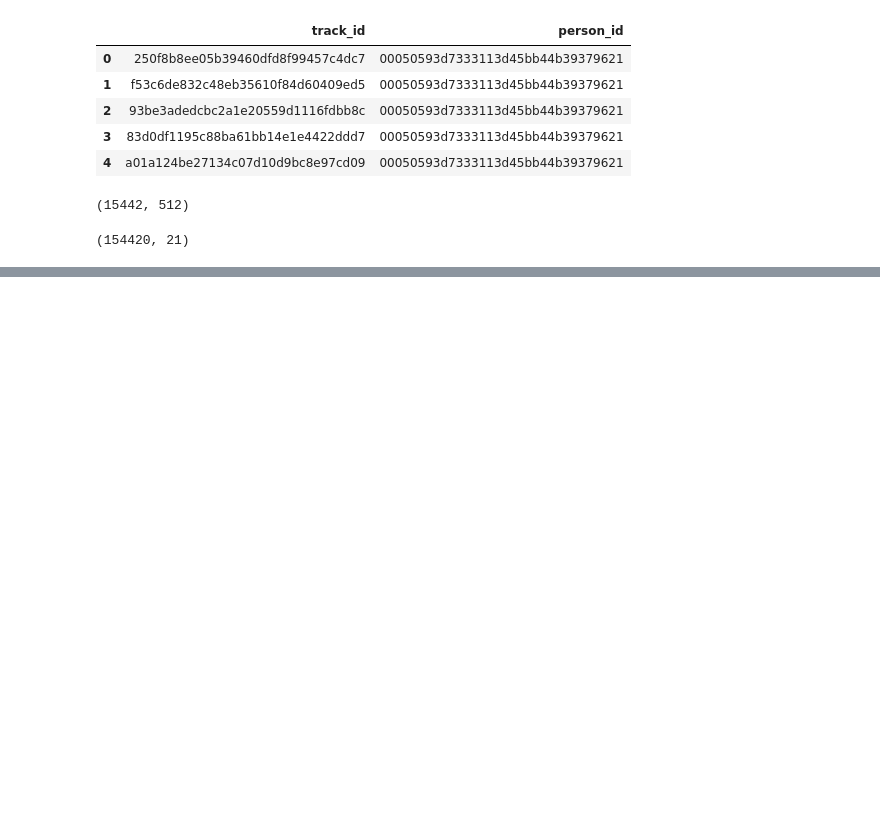
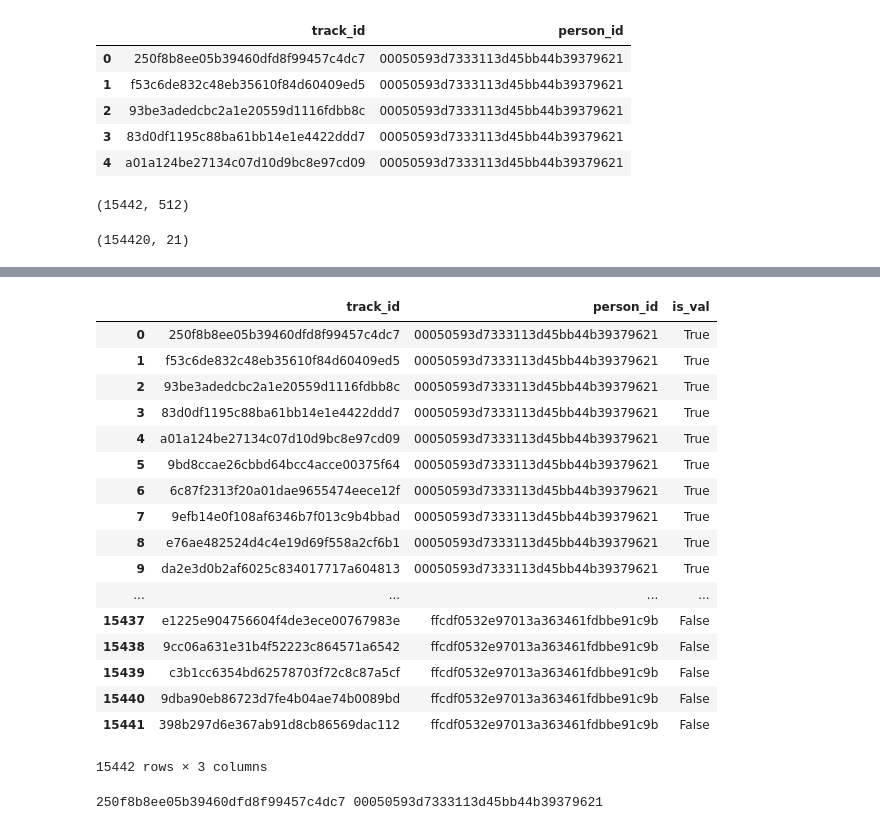
Before and after one commit to ildarlomov/dlcourseproject, a Jupyter notebook: notebooks/1.0-ildar-initial-data-exploration.ipynb, the cells around one changed output, grey strips where cells are left out. Cells and saved outputs as stored; diff of their text form; code cells hidden in the pictures; blank space fills up the shorter version.

Commit message:
try train rnn

```diff
--- a/notebooks/1.0-ildar-initial-data-exploration.ipynb
+++ b/notebooks/1.0-ildar-initial-data-exploration.ipynb
@@ -363,0 +394,27 @@ train_df.head()
+# %%
+train_df_track_order_df
+# %% [output]
+|  | track_id | person_id | is_val |
+| 0 | 250f8b8ee05b39460dfd8f99457c4dc7 | 00050593d7333113d45bb44b39379621 | True |
+| 1 | f53c6de832c48eb35610f84d60409ed5 | 00050593d7333113d45bb44b39379621 | True |
+| 2 | 93be3adedcbc2a1e20559d1116fdbb8c | 00050593d7333113d45bb44b39379621 | True |
+| 3 | 83d0df1195c88ba61bb14e1e4422ddd7 | 00050593d7333113d45bb44b39379621 | True |
+| 4 | a01a124be27134c07d10d9bc8e97cd09 | 00050593d7333113d45bb44b39379621 | True |
+| 5 | 9bd8ccae26cbbd64bcc4acce00375f64 | 00050593d7333113d45bb44b39379621 | True |
+| 6 | 6c87f2313f20a01dae9655474eece12f | 00050593d7333113d45bb44b39379621 | True |
+| 7 | 9efb14e0f108af6346b7f013c9b4bbad | 00050593d7333113d45bb44b39379621 | True |
+| 8 | e76ae482524d4c4e19d69f558a2cf6b1 | 00050593d7333113d45bb44b39379621 | True |
+| 9 | da2e3d0b2af6025c834017717a604813 | 00050593d7333113d45bb44b39379621 | True |
+| ... | ... | ... | ... |
+| 15437 | e1225e904756604f4de3ece00767983e | ffcdf0532e97013a363461fdbbe91c9b | False |
+| 15438 | 9cc06a631e31b4f52223c864571a6542 | ffcdf0532e97013a363461fdbbe91c9b | False |
+| 15439 | c3b1cc6354bd62578703f72c8c87a5cf | ffcdf0532e97013a363461fdbbe91c9b | False |
+| 15440 | 9dba90eb86723d7fe4b04ae74b0089bd | ffcdf0532e97013a363461fdbbe91c9b | False |
+| 15441 | 398b297d6e367ab91d8cb86569dac112 | ffcdf0532e97013a363461fdbbe91c9b | False |
+15442 rows × 3 columns
+# %%
+for id, (track_id, person_id) in train_df_track_order_df[['track_id', 'person_id']].iterrows():
+    print(track_id, person_id)
+    break
+# %% [output]
+250f8b8ee05b39460dfd8f99457c4dc7 00050593d7333113d45bb44b39379621
```
Also changed, not shown: parts of 14 cells of this notebook, 6 other files.
